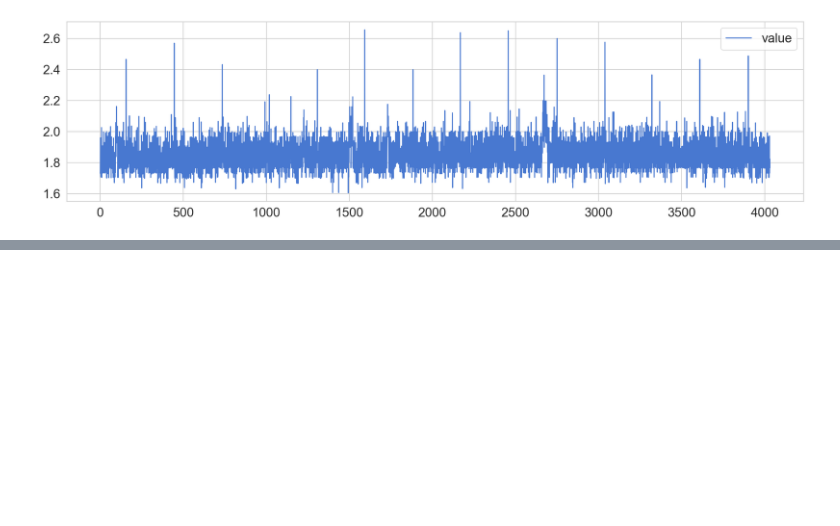
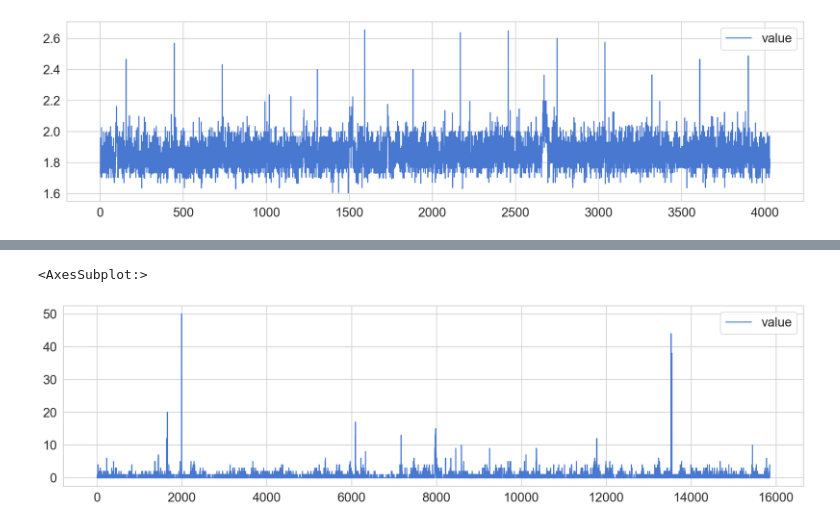
Before and after one commit to Andy666Fox/TINY_DS_PROJECTS, a Jupyter notebook: StreamingData-Anomaly Detection/main_res.ipynb, the cells around one changed output, grey strips where cells are left out. Drawn from its saved outputs; the diff is of its cells as text; code cells hidden in the pictures; blank space fills up the shorter version.

```diff
--- a/StreamingData-Anomaly Detection/main_res.ipynb
+++ b/StreamingData-Anomaly Detection/main_res.ipynb
@@ -52,0 +65,6 @@ cpu.plot()
+# %%
+twitter = pd.read_csv('./input/realTweets/realTweets/Twitter_volume_CVS.csv')
+twitter.plot()
+# %% [output]
+<AxesSubplot:>
+[figure, added]
```
Also changed, not shown: parts of 3 cells of this notebook.
